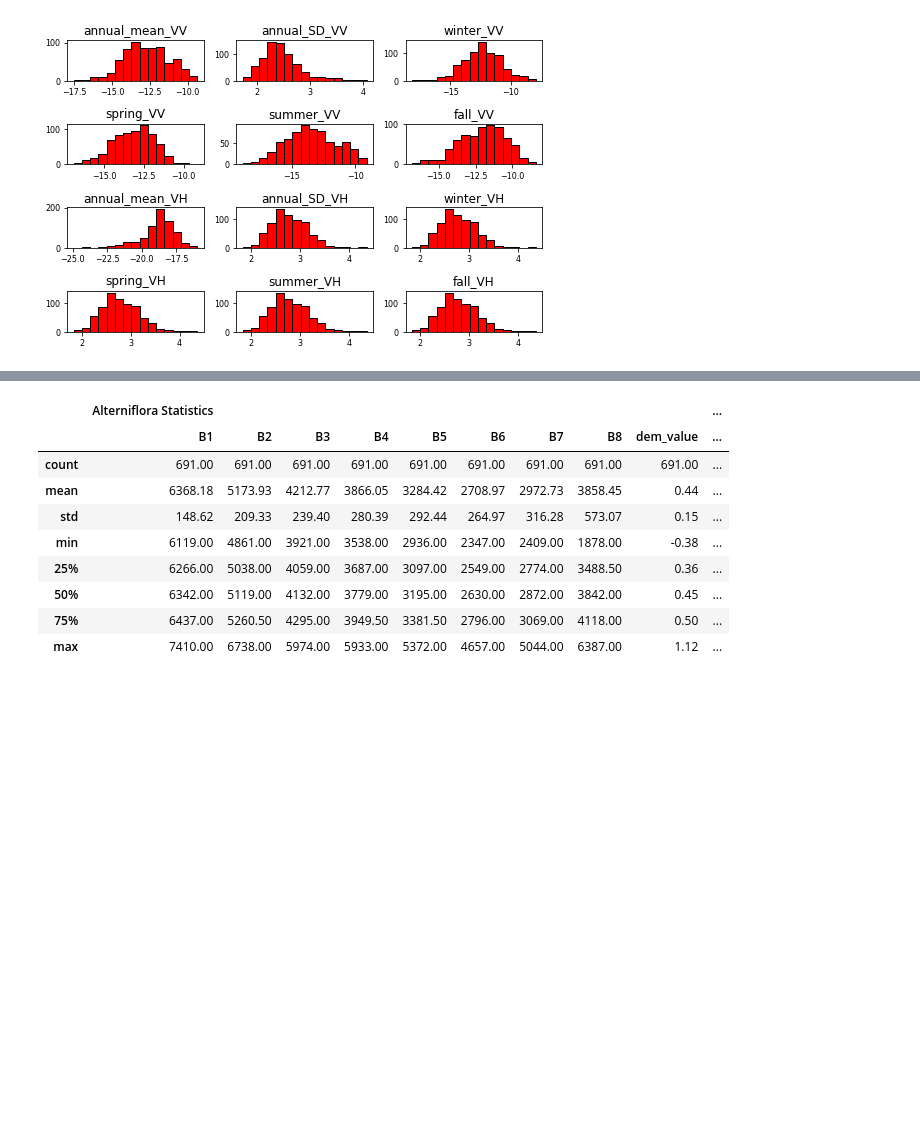
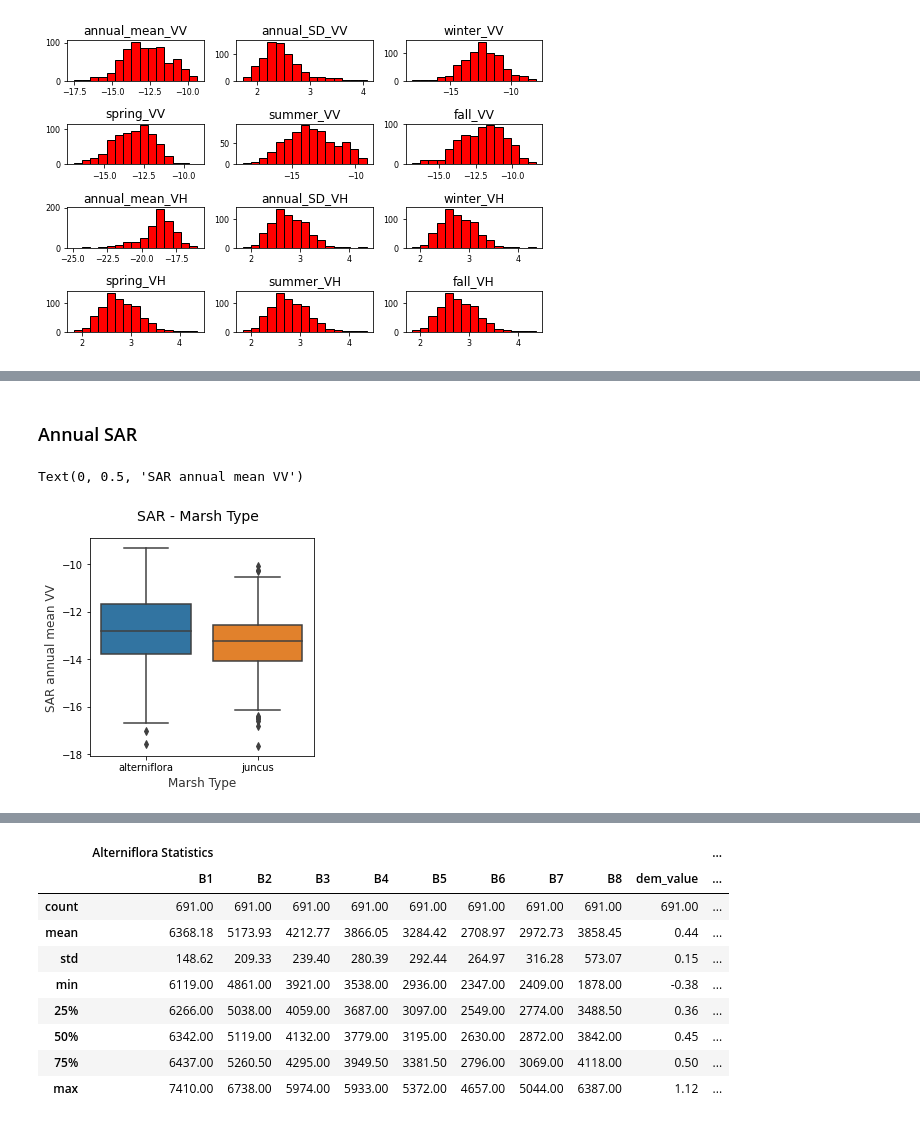
Before and after one commit to MirandaLv/MarshCommunity_EPA, a Jupyter notebook: scripts/descriptive_analysis.ipynb, the cells around one changed output, grey strips where cells are left out. Drawn from its saved outputs; the diff is of its cells as text; code cells hidden in the pictures; blank space fills up the shorter version.

Commit message:
update descriptive with annual sar

```diff
--- a/scripts/descriptive_analysis.ipynb
+++ b/scripts/descriptive_analysis.ipynb
@@ -197,0 +196,17 @@ Text(0, 0.5, 'SAR winter VH')
+# %% [markdown]
+### Annual SAR
+# %%
+# SAR distribution by types
+
+# Box Plots
+f, (ax) = plt.subplots(1, 1, figsize=(4, 4))
+f.suptitle('SAR - Marsh Type', fontsize=14)
+
+sns.boxplot(x="type", y="annual_mean_VV", data=onlysar_gdf,  ax=ax)
+ax.set_xlabel("Marsh Type",size = 12,alpha=0.8)
+ax.set_ylabel("SAR annual mean VV",size = 12,alpha=0.8)
+
+# plt.savefig('../figures/{}_boxplot_ndvi.png'.format(seasonal), facecolor=(1, 1, 1))
+# %% [output]
+Text(0, 0.5, 'SAR annual mean VV')
+[figure, added]
```
Also changed, not shown: parts of 37 cells of this notebook.
